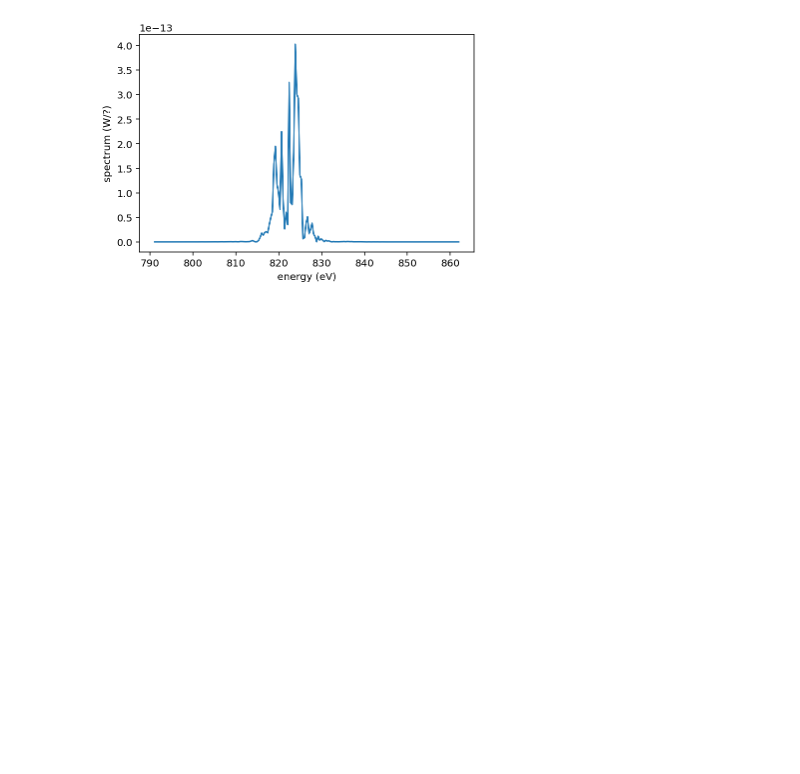
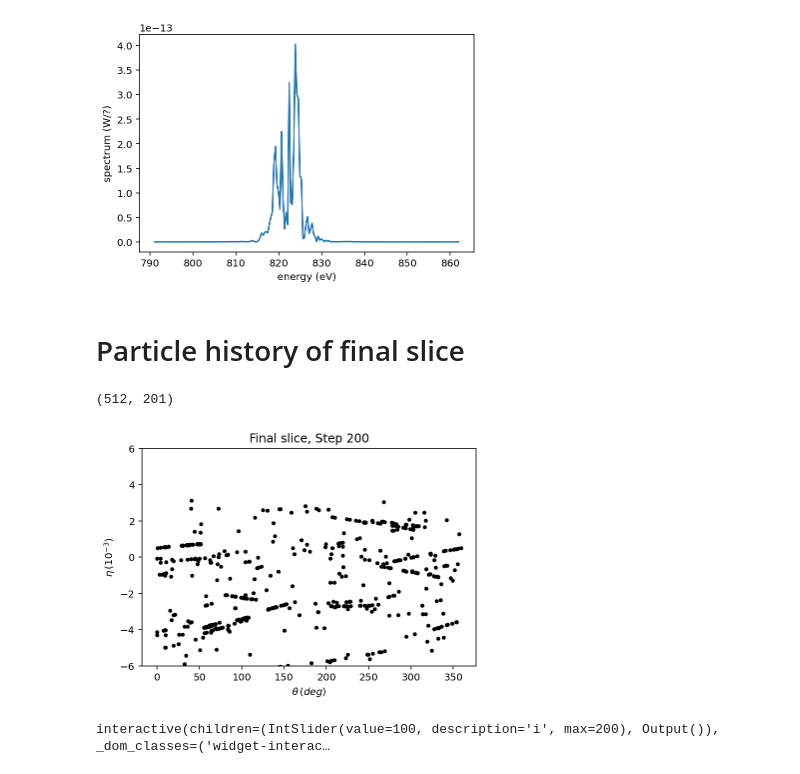
Before and after one commit to slaclab/zfel, a Jupyter notebook: examples/sase.ipynb, the cells around one changed output. Drawn from its saved outputs; the diff is of its cells as text; code cells hidden in the pictures; blank space fills up the shorter version.

Commit message:
Interactive plotting of final slice

```diff
--- a/examples/sase.ipynb
+++ b/examples/sase.ipynb
@@ -89,3 +89,32 @@ plt.ylabel('spectrum (W/?)')
 # %% [output]
 Text(0, 0.5, 'spectrum (W/?)')
 [figure]
+# %% [markdown]
+# Particle history of final slice
+# %%
+theta = output['theta_final_slice_history']
+eta = output['eta_final_slice_history']
+_, n_step = theta.shape
+
+# particles, step along z
+theta.shape
+# %% [output]
+(512, 201)
+# %%
+# Function to plot a single step
+def plot_step(i):
+
+    x = (theta[:,i] % 2*np.pi)/(2*np.pi) * 360
+    y = eta[:,i]*1e3
+
+    fig, ax = plt.subplots()
+
+    ax.set_title(f'Final slice, Step {i}')
+    ax.set_ylim(-6,6)
+    ax.set_xlabel(r'$\theta\, (deg)$')
+    ax.set_ylabel(r'$ \eta\, (10^{-3})$')
+    ax.scatter(x, y, marker='.', color='black')
+
+plot_step(n_step-1)
+# %% [output]
+[figure, added]
@@ -91,0 +125,4 @@ Text(0, 0.5, 'spectrum (W/?)')
+# %%
+interact(plot_step, i=widgets.IntSlider(min=0, max=n_step-1, step=1, value=n_step//2));
+# %% [output]
+interactive(children=(IntSlider(value=100, description='i', max=200), Output()), _dom_classes=('widget-interac…
```
Also changed, not shown: parts of 4 cells of this notebook, 3 other files.
